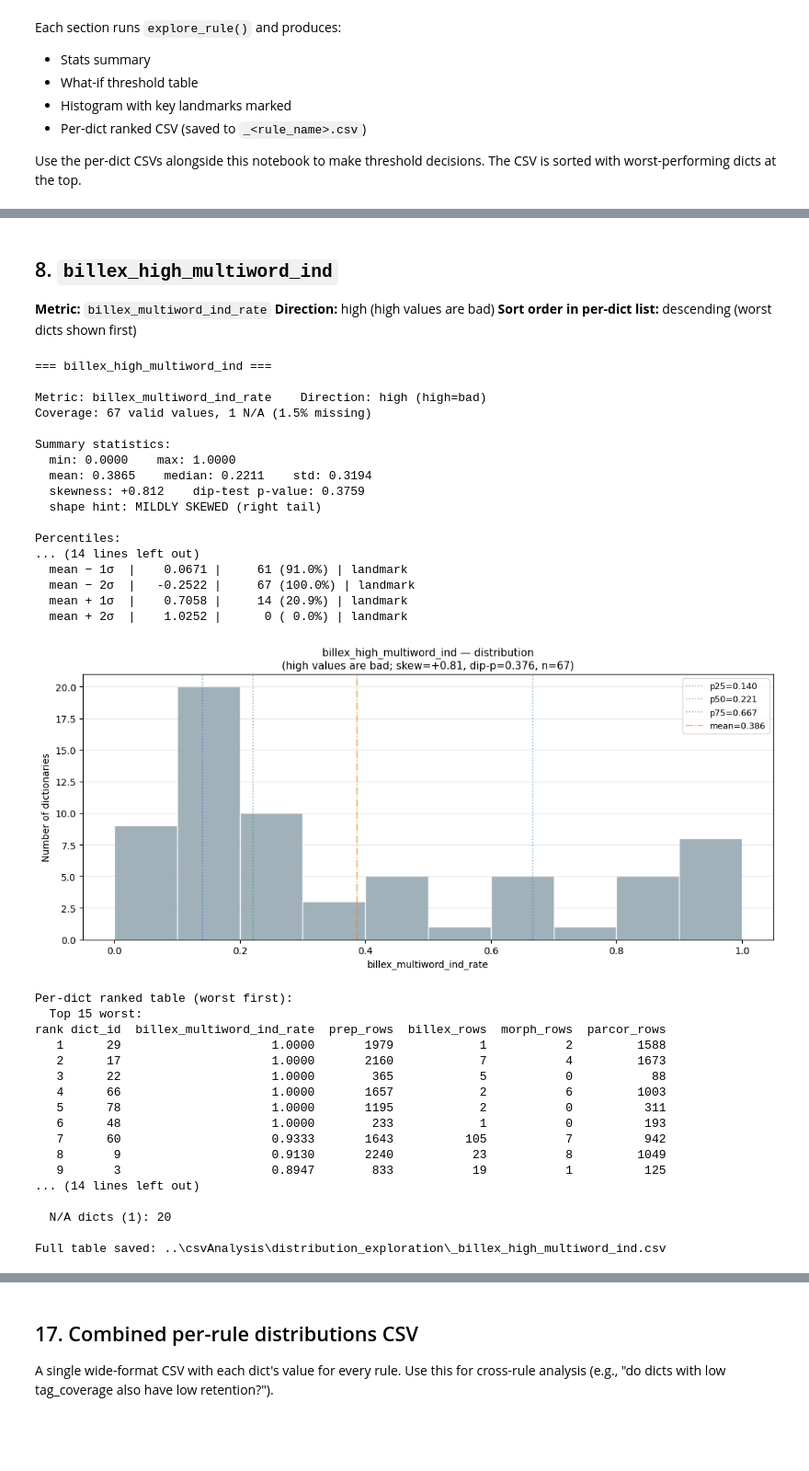
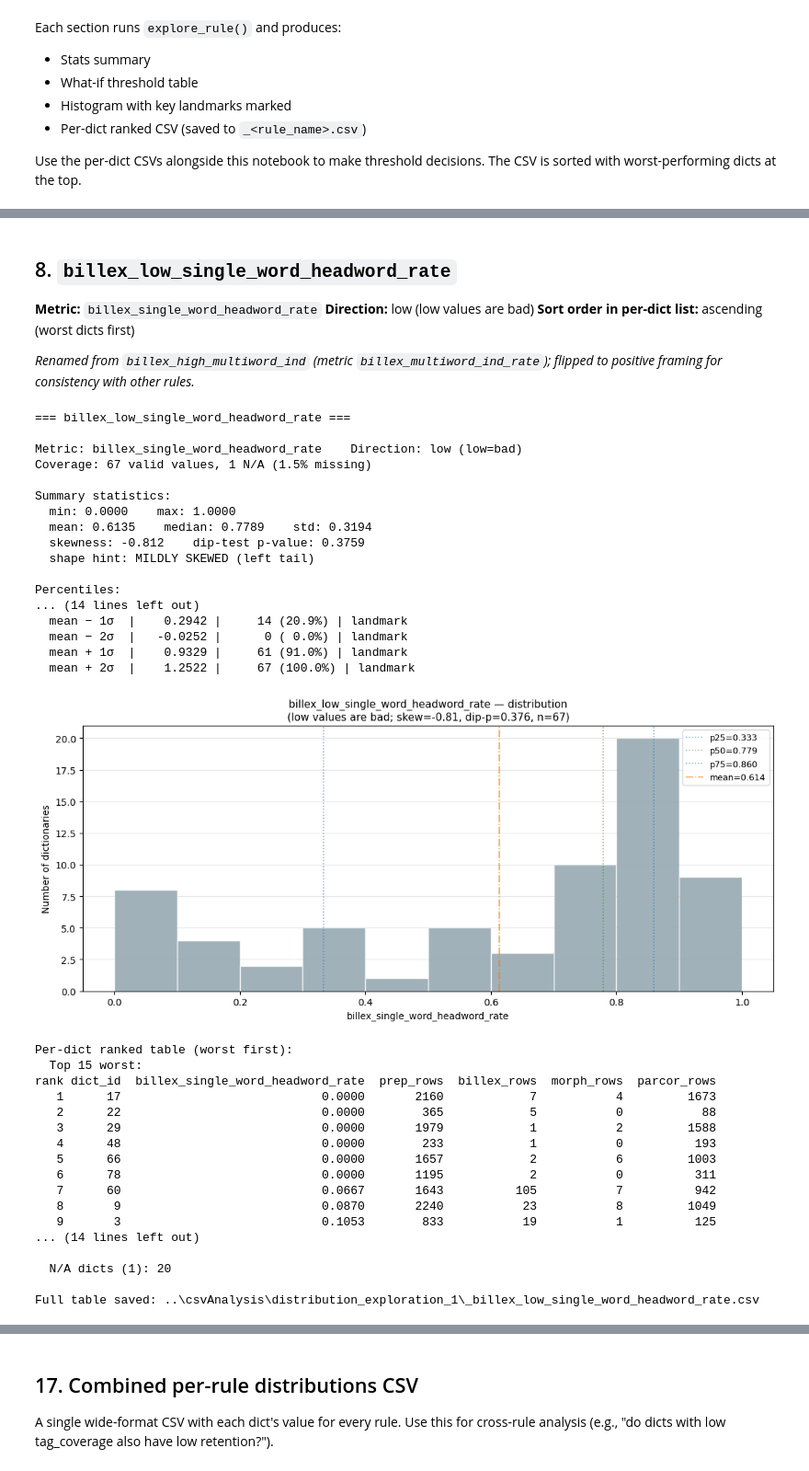
Before and after one commit to Pradiptaa/tugas-akhir-data-mining, a Jupyter notebook: TAEkstraksiKamus/postProcessing/Distribution Explorer (1).ipynb, the cells around one changed output, grey strips where cells are left out. Shown at 92% size. Drawn from its saved outputs; the diff is of its cells as text; code cells hidden in the pictures; blank space fills up the shorter version.

```diff
--- a/TAEkstraksiKamus/postProcessing/Distribution Explorer.ipynb
+++ b/TAEkstraksiKamus/postProcessing/Distribution Explorer (1).ipynb
@@ -83,7 +83,7 @@ DIRS = {
     "morph":  Path("../Ekstraksi/10. Morphology"),
     "parcor": Path("../Ekstraksi/11. Parallel Corpus"),
 }
-DST_DIR = Path("../csvAnalysis/distribution_exploration")
+DST_DIR = Path("../csvAnalysis/distribution_exploration_1")
 DST_DIR.mkdir(parents=True, exist_ok=True)
 RETENTION_MIN_PREP_ROWS = 100  # below this, retention is undefined
 
@@ -129,8 +129,8 @@ def collect_billex_metrics(path: Path, direction: Optional[int]) -> dict:
     multiword_ind_rate = ind_series.str.contains(r"\s", na=False, regex=True).mean()
     return {
         "billex_rows": n,
-        "billex_null_rate": round(float(null_rate), 4),
-        "billex_multiword_ind_rate": round(float(multiword_ind_rate), 4),
+        "billex_complete_pair_rate":      round(float(1 - null_rate), 4),
+        "billex_single_word_headword_rate": round(float(1 - multiword_ind_rate), 4),
     }
 
 
@@ -153,7 +153,7 @@ def collect_parcor_metrics(path: Path) -> dict:
     if n == 0:
         return {"parcor_rows": 0}
     if "kalimat_asal" not in df.columns or "kalimat_tujuan" not in df.columns:
-        return {"parcor_rows": n, "parcor_null_rate": 1.0}
+        return {"parcor_rows": n, "parcor_complete_pair_rate": 0.0}
     asal = df["kalimat_asal"].fillna("").astype(str)
     tujuan = df["kalimat_tujuan"].fillna("").astype(str)
     null_rate = df[["kalimat_asal", "kalimat_tujuan"]].isna().any(axis=1).mean()
@@ -164,9 +164,9 @@ def collect_parcor_metrics(path: Path) -> dict:
     short_rate = ((len_asal <= 2) | (len_tujuan <= 2)).mean()
     return {
         "parcor_rows": n,
-        "parcor_null_rate": round(float(null_rate), 4),
-        "parcor_placeholder_rate": round(float(ph_rate), 4),
-        "parcor_short_rate": round(float(short_rate), 4),
+        "parcor_complete_pair_rate": round(float(1 - null_rate), 4),
+        "parcor_valid_content_rate": round(float(1 - ph_rate), 4),
+        "parcor_valid_length_rate":  round(float(1 - short_rate), 4),
     }
 
 
@@ -577,51 +577,53 @@ Full table saved: ..\csvAnalysis\distribution_exploration\_morph_low_retention.c
 # %% [markdown]
-## 8. `billex_high_multiword_ind`
+## 8. `billex_low_single_word_headword_rate`
 
-**Metric:** `billex_multiword_ind_rate`
-**Direction:** high (high values are bad)
-**Sort order in per-dict list:** descending (worst dicts shown first)
+**Metric:** `billex_single_word_headword_rate`
+**Direction:** low (low values are bad)
+**Sort order in per-dict list:** ascending (worst dicts first)
+
+_Renamed from `billex_high_multiword_ind` (metric `billex_multiword_ind_rate`); flipped to positive framing for consistency with other rules._
 # %%
 explore_rule(
-    rule_name="billex_high_multiword_ind",
-    metric_col="billex_multiword_ind_rate",
-    direction="high",
+    rule_name="billex_low_single_word_headword_rate",
+    metric_col="billex_single_word_headword_rate",
+    direction="low",
 )
 # %% [output]
-=== billex_high_multiword_ind ===
+=== billex_low_single_word_headword_rate ===
 
-Metric: billex_multiword_ind_rate    Direction: high (high=bad)
+Metric: billex_single_word_headword_rate    Direction: low (low=bad)
 Coverage: 67 valid values, 1 N/A (1.5% missing)
 
 Summary statistics:
   min: 0.0000    max: 1.0000
-  mean: 0.3865    median: 0.2211    std: 0.3194
-  skewness: +0.812    dip-test p-value: 0.3759
-  shape hint: MILDLY SKEWED (right tail)
+  mean: 0.6135    median: 0.7789    std: 0.3194
+  skewness: -0.812    dip-test p-value: 0.3759
+  shape hint: MILDLY SKEWED (left tail)
 
 Percentiles:
 ... (14 lines left out)
-  mean − 1σ  |    0.0671 |     61 (91.0%) | landmark
-  mean − 2σ  |   -0.2522 |     67 (100.0%) | landmark
-  mean + 1σ  |    0.7058 |     14 (20.9%) | landmark
-  mean + 2σ  |    1.0252 |      0 ( 0.0%) | landmark
+  mean − 1σ  |    0.2942 |     14 (20.9%) | landmark
+  mean − 2σ  |   -0.0252 |      0 ( 0.0%) | landmark
+  mean + 1σ  |    0.9329 |     61 (91.0%) | landmark
+  mean + 2σ  |    1.2522 |     67 (100.0%) | landmark
-[figure, old version]
+[figure, new version]
 Per-dict ranked table (worst first):
   Top 15 worst:
-rank dict_id  billex_multiword_ind_rate  prep_rows  billex_rows  morph_rows  parcor_rows
-   1      29                     1.0000       1979            1           2         1588
-   2      17                     1.0000       2160            7           4         1673
-   3      22                     1.0000        365            5           0           88
-   4      66                     1.0000       1657            2           6         1003
-   5      78                     1.0000       1195            2           0          311
-   6      48                     1.0000        233            1           0          193
-   7      60                     0.9333       1643          105           7          942
-   8       9                     0.9130       2240           23           8         1049
-   9       3                     0.8947        833           19           1          125
+rank dict_id  billex_single_word_headword_rate  prep_rows  billex_rows  morph_rows  parcor_rows
+   1      17                            0.0000       2160            7           4         1673
+   2      22                            0.0000        365            5           0           88
+   3      29                            0.0000       1979            1           2         1588
+   4      48                            0.0000        233            1           0          193
+   5      66                            0.0000       1657            2           6         1003
+   6      78                            0.0000       1195            2           0          311
+   7      60                            0.0667       1643          105           7          942
+   8       9                            0.0870       2240           23           8         1049
+   9       3                            0.1053        833           19           1          125
 ... (14 lines left out)
 
   N/A dicts (1): 20
 
-Full table saved: ..\csvAnalysis\distribution_exploration\_billex_high_multiword_ind.csv
+Full table saved: ..\csvAnalysis\distribution_exploration_1\_billex_low_single_word_headword_rate.csv
 # %% [markdown]
 ## 9. `billex_too_few_rows`
 
```
Also changed, not shown: parts of 27 cells of this notebook, 20 other files.
